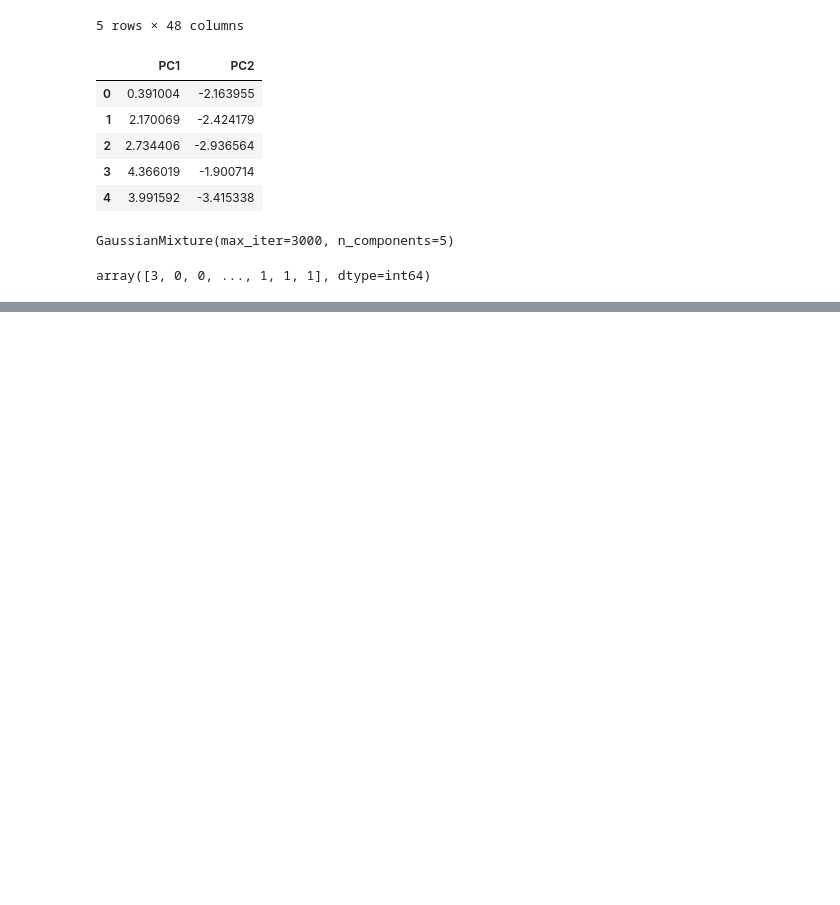
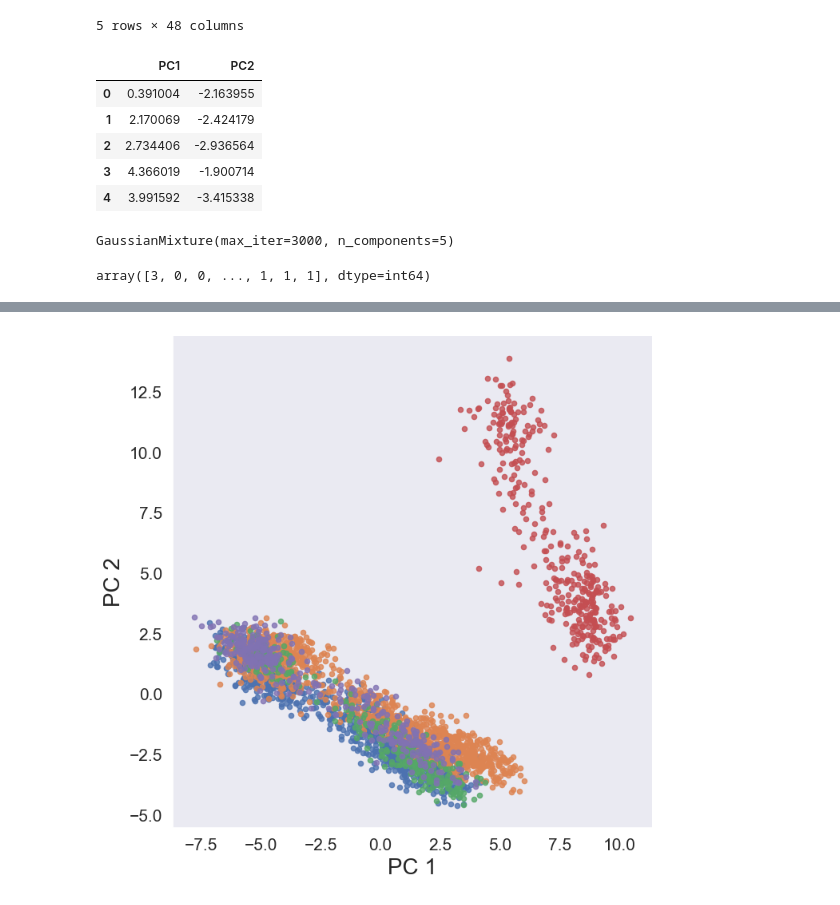
Before and after one commit to piero0090/Tesis-Sem-I, a Jupyter notebook: EM/Prueba1.ipynb, the cells around one changed output, grey strips where cells are left out. Saved outputs shown, nothing was run; the diff lists cells and outputs as text; code cells hidden in the pictures; blank space fills up the shorter version.

```diff
--- a/EM/Prueba1.ipynb
+++ b/EM/Prueba1.ipynb
@@ -116,0 +123,20 @@ principalDF['cluster'] = cluster
+# %%
+#ANTES DE APLICAR CLUSTERING
+
+sns.set(style="dark")
+
+ax1 = sns.lmplot(x="PC1", y="PC2", hue='Posicion', data = principalDF, legend=False,
+                   fit_reg=False, scatter_kws={"s": 20}, height=7)
+
+#texts = []
+#for x, y, s in zip(principalDF.PC1, principalDF.PC2, principalDF.Nombre):
+#    texts.append(plt.text(x, y, s))
+
+#ax1.set(ylim=(-2, 2))
+plt.tick_params(labelsize=15)
+plt.xlabel("PC 1", fontsize = 20)
+plt.ylabel("PC 2", fontsize = 20)
+
+plt.show()
+# %% [output]
+[figure, added]
```
Also changed, not shown: parts of 5 cells of this notebook.
